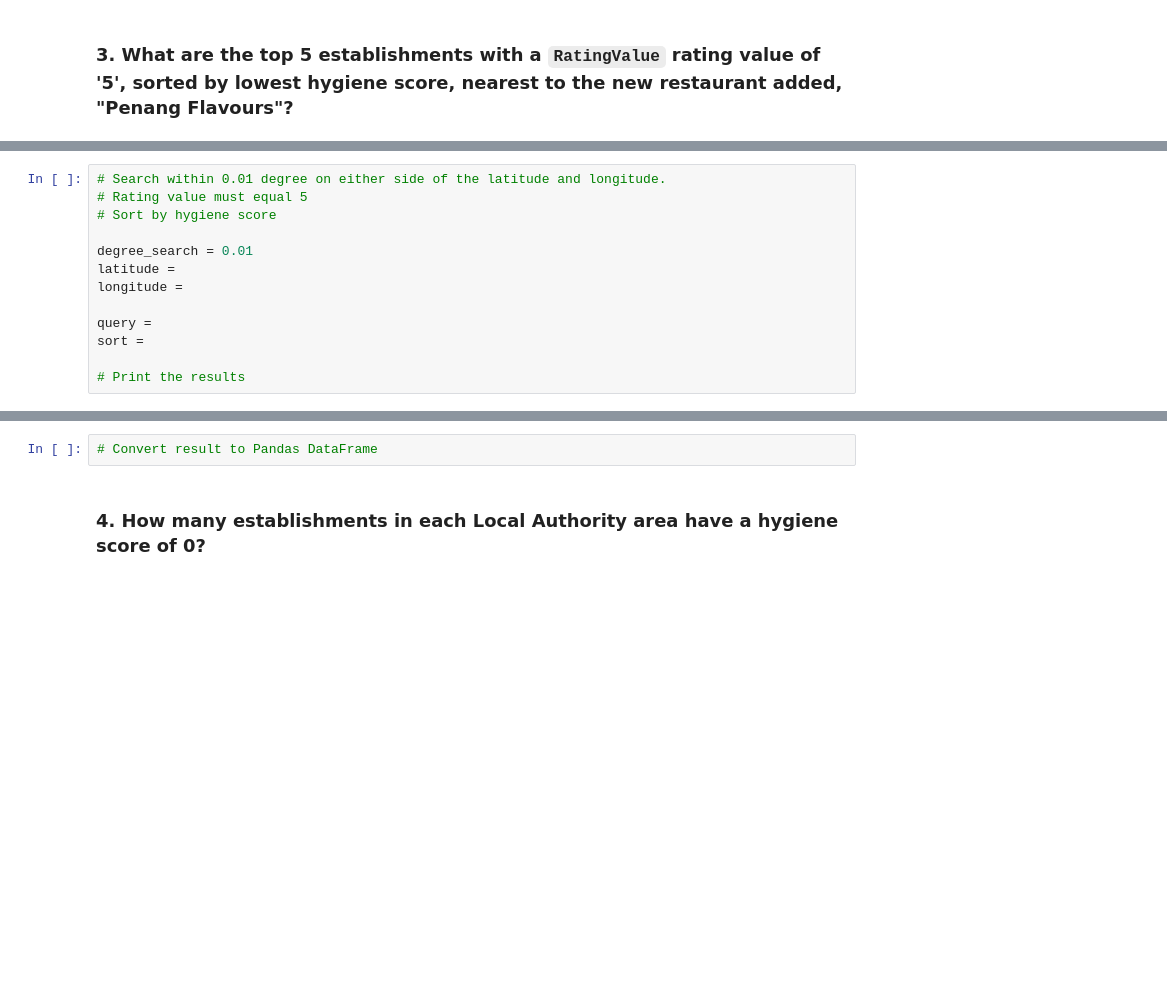
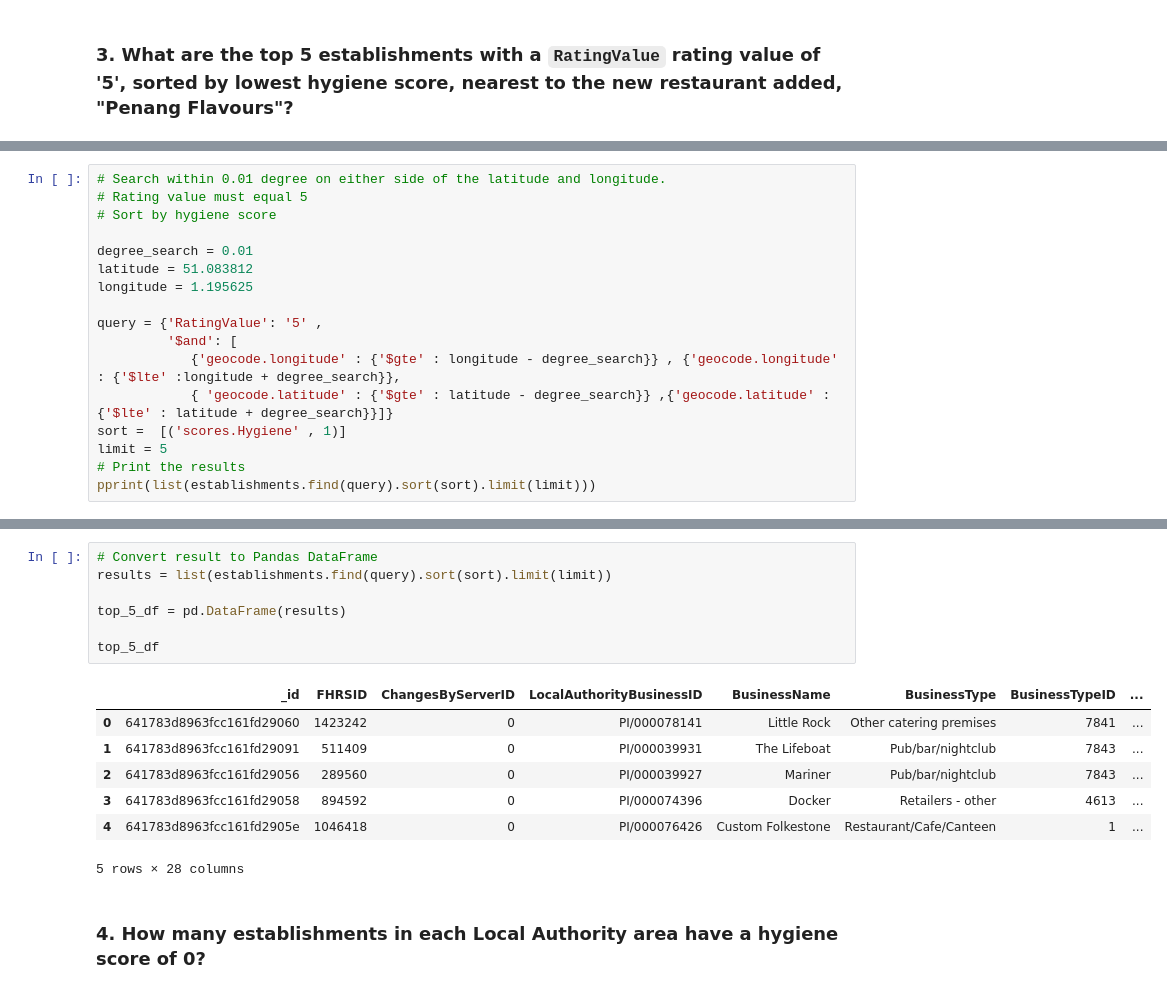
Before and after one commit to Patrick-Bacza/nosql-challenge, a Jupyter notebook: NoSQL_analysis_starter.ipynb, the cells around one changed output, grey strips where cells are left out. Cells and saved outputs as stored; diff of their text form; blank space fills up the shorter version.

```diff
--- a/NoSQL_analysis_starter.ipynb
+++ b/NoSQL_analysis_starter.ipynb
@@ -176,10 +177,14 @@ establishments.find_one({'geocode.latitude': {'$gte' : 5.5}} ,fields)
 # Sort by hygiene score
 
 degree_search = 0.01
-latitude =
-longitude =
+latitude = 51.083812
+longitude = 1.195625
 
-query =
-sort =
-
+query = {'RatingValue': '5' ,
+         '$and': [
+            {'geocode.longitude' : {'$gte' : longitude - degree_search}} , {'geocode.longitude' : {'$lte' :longitude + degree_search}},
+            { 'geocode.latitude' : {'$gte' : latitude - degree_search}} ,{'geocode.latitude' : {'$lte' : latitude + degree_search}}]}
+sort =  [('scores.Hygiene' , 1)]
+limit = 5
 # Print the results
+pprint(list(establishments.find(query).sort(sort).limit(limit)))
@@ -186,5 +209,18 @@ sort =
 # %%
 # Convert result to Pandas DataFrame
+results = list(establishments.find(query).sort(sort).limit(limit))
+
+top_5_df = pd.DataFrame(results)
+
+top_5_df
+# %% [output]
+|  | _id | FHRSID | ChangesByServerID | LocalAuthorityBusinessID | BusinessName | BusinessType | BusinessTypeID | ... |
+| 0 | 641783d8963fcc161fd29060 | 1423242 | 0 | PI/000078141 | Little Rock | Other catering premises | 7841 | ... |
+| 1 | 641783d8963fcc161fd29091 | 511409 | 0 | PI/000039931 | The Lifeboat | Pub/bar/nightclub | 7843 | ... |
+| 2 | 641783d8963fcc161fd29056 | 289560 | 0 | PI/000039927 | Mariner | Pub/bar/nightclub | 7843 | ... |
+| 3 | 641783d8963fcc161fd29058 | 894592 | 0 | PI/000074396 | Docker | Retailers - other | 4613 | ... |
+| 4 | 641783d8963fcc161fd2905e | 1046418 | 0 | PI/000076426 | Custom Folkestone | Restaurant/Cafe/Canteen | 1 | ... |
+5 rows × 28 columns
 # %% [markdown]
 ### 4. How many establishments in each Local Authority area have a hygiene score of 0?
 # %%
```
Also changed, not shown: parts of 5 cells of this notebook.
